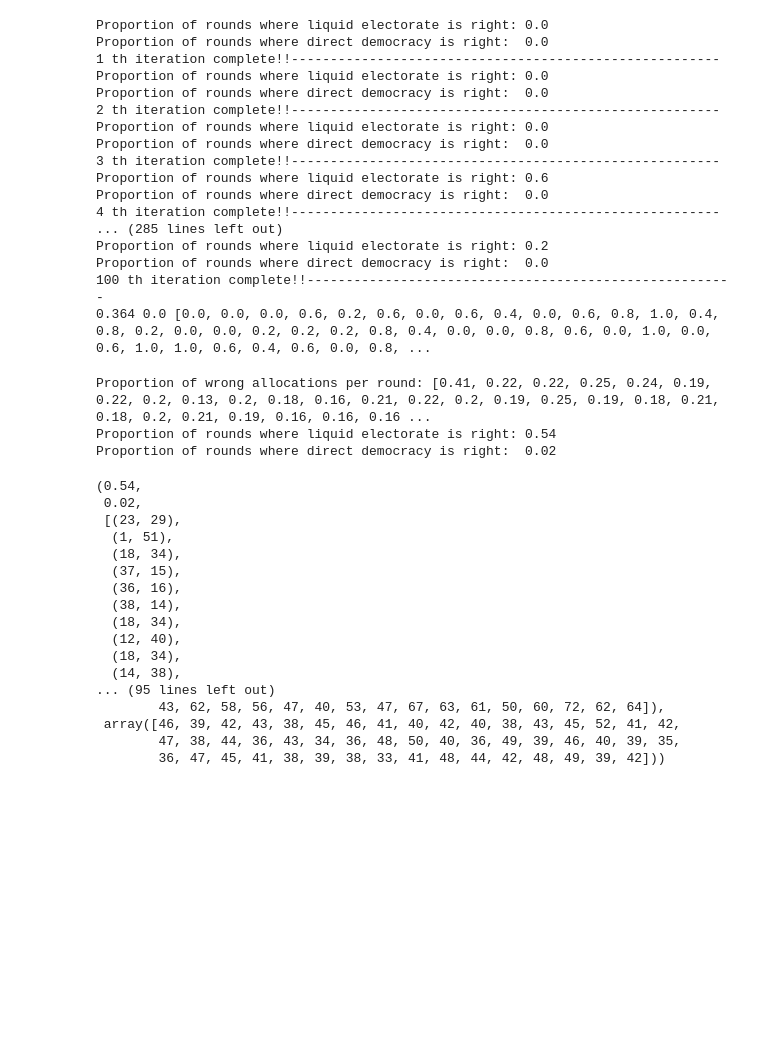
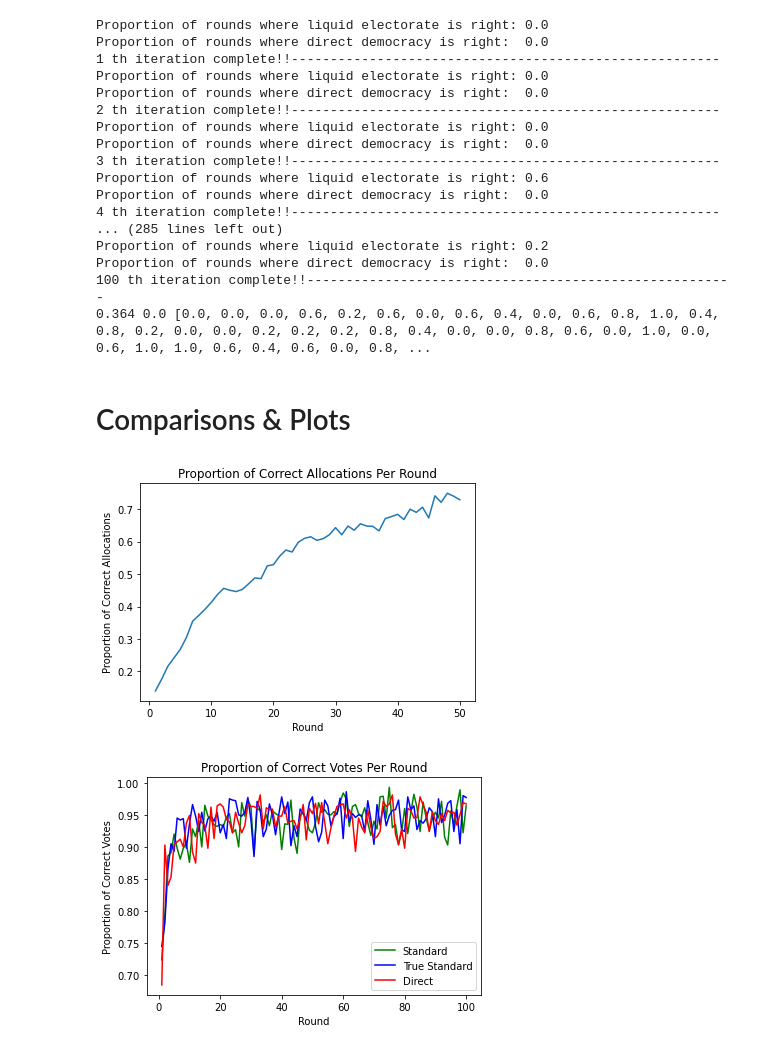
Before and after one commit to romil797/CS238, a Jupyter notebook: liquidmodel.ipynb, the cells around one changed output. Drawn from its saved outputs; the diff is of its cells as text; code cells hidden in the pictures; blank space fills up the shorter version.

Commit message:
wrote plot_allocation_performance, plot_vote_performance

```diff
--- a/liquidmodel.ipynb
+++ b/liquidmodel.ipynb
@@ -67,6 +67,7 @@ def allocate(truecompetencies, pubcompetencies, neighbors, mechanism="standard")
         "probstandard": each voter delegates to their neighbor with highest mean competency  (if they exist) with the probability they are actually better.
                     in case of ties, voter delegates to the first in their list
         "weightedprob": each voter randomly delegates to a more competent neighbor (if they exist), weighted by their perceived probability of being better
+        "direct": no allocation
 
         TODO: other (non-deterministic) mechanisms?
 
@@ -116,6 +117,8 @@ def allocate(truecompetencies, pubcompetencies, neighbors, mechanism="standard")
             if len(betterneighbors) > 0: # if at least one better neighbor
                 neighborweights = [1 - scipy.stats.beta.cdf(x=truecompetencies[i], a=pubcompetencies[j][0], b=pubcompetencies[j][1]) for j in betterneighbors] # probability of being better than i
                 allocation[i] = betterneighbors[random.choices(range(len(betterneighbors)), weights=neighborweights)]
+        elif mechanism=="direct":
+            return [i for i in range(len(truecompetencies))]
 
         # TODO: other mechanisms
 
@@ -901,4 +904,6 @@ Proportion of rounds where liquid electorate is right: 0.2
 Proportion of rounds where direct democracy is right:  0.0
 100 th iteration complete!!-------------------------------------------------------
 0.364 0.0 [0.0, 0.0, 0.0, 0.6, 0.2, 0.6, 0.0, 0.6, 0.4, 0.0, 0.6, 0.8, 1.0, 0.4, 0.8, 0.2, 0.0, 0.0, 0.2, 0.2, 0.2, 0.8, 0.4, 0.0, 0.0, 0.8, 0.6, 0.0, 1.0, 0.0, 0.6, 1.0, 1.0, 0.6, 0.4, 0.6, 0.0, 0.8, ...
+# %% [markdown]
+# Comparisons & Plots
 # %%
@@ -968,30 +986,38 @@ def simulate_liquid_compare_mechanisms(truecompetencies, neighborpairs, pubcompe
+# %%
+def plot_allocation_performance(truecompetencies, neighborpairs, pubcompetencies=None, rounds=100, mechanism="standard"):
+    prop_correct_allocations = simulate_liquid_compare(truecompetencies, neighborpairs, pubcompetencies=pubcompetencies, rounds=rounds, mechanism=mechanism, mode="allocation")
+    plt.figure()
+    plt.plot(range(1, rounds + 1), prop_correct_allocations)
+    plt.xlabel("Round")
+    plt.ylabel("Proportion of Correct Allocations")
+    plt.title("Proportion of Correct Allocations Per Round")
+    plt.show()
+# %%
+def plot_vote_performance(truecompetencies, neighborpairs, pubcompetencies=None, rounds=100):
+    standard_performance = simulate_liquid_compare(truecompetencies, neighborpairs, pubcompetencies=pubcompetencies, rounds=rounds, mechanism="standard", mode="votes")
+    truestandard_performance = simulate_liquid_compare(truecompetencies, neighborpairs, pubcompetencies=pubcompetencies, rounds=rounds, mechanism="truestandard", mode="votes")
+    direct_performance = simulate_liquid_compare(truecompetencies, neighborpairs, pubcompetencies=pubcompetencies, rounds=rounds, mechanism="direct", mode="votes")
+
+    plt.figure()
+    standard, = plt.plot(range(1, rounds + 1), standard_performance, color="g", label="Standard")
+    truestandard, = plt.plot(range(1, rounds + 1), truestandard_performance, color="b", label="True Standard")
+    direct, = plt.plot(range(1, rounds + 1), direct_performance, color="r", label="Direct")
+    plt.legend(handles=[standard, truestandard, direct])
+
+    plt.xlabel("Round")
+    plt.ylabel("Proportion of Correct Votes")
+    plt.title("Proportion of Correct Votes Per Round")
+    plt.show()
 # %%
 # Random graph simulation
 
-n = 100 # number of people
+n = 1000 # number of people
 rand_truecomps = np.random.random_sample(size = n)
 rand_nbpairs = construct_neighborpairs(n)
-simulate_liquid_compare_mechanisms(rand_truecomps, rand_nbpairs, rounds=50, mechanism1="standard", mechanism2="truestandard")
+plot_allocation_performance(rand_truecomps, rand_nbpairs, rounds=50)
+plot_vote_performance(rand_truecomps, rand_nbpairs, rounds=100)
 # %% [output]
-Proportion of wrong allocations per round: [0.41, 0.22, 0.22, 0.25, 0.24, 0.19, 0.22, 0.2, 0.13, 0.2, 0.18, 0.16, 0.21, 0.22, 0.2, 0.19, 0.25, 0.19, 0.18, 0.21, 0.18, 0.2, 0.21, 0.19, 0.16, 0.16, 0.16 ...
-Proportion of rounds where liquid electorate is right: 0.54
-Proportion of rounds where direct democracy is right:  0.02
-(0.54,
- 0.02,
- [(23, 29),
-  (1, 51),
-  (18, 34),
-  (37, 15),
-  (36, 16),
-  (38, 14),
-  (18, 34),
-  (12, 40),
-  (18, 34),
-  (14, 38),
-... (95 lines left out)
-        43, 62, 58, 56, 47, 40, 53, 47, 67, 63, 61, 50, 60, 72, 62, 64]),
- array([46, 39, 42, 43, 38, 45, 46, 41, 40, 42, 40, 38, 43, 45, 52, 41, 42,
-        47, 38, 44, 36, 43, 34, 36, 48, 50, 40, 36, 49, 39, 46, 40, 39, 35,
-        36, 47, 45, 41, 38, 39, 38, 33, 41, 48, 44, 42, 48, 49, 39, 42]))
+[figure, added]
+[figure, added]
 # %%
 # TODO: grid structure
```
Also changed, not shown: parts of 2 cells of this notebook.
